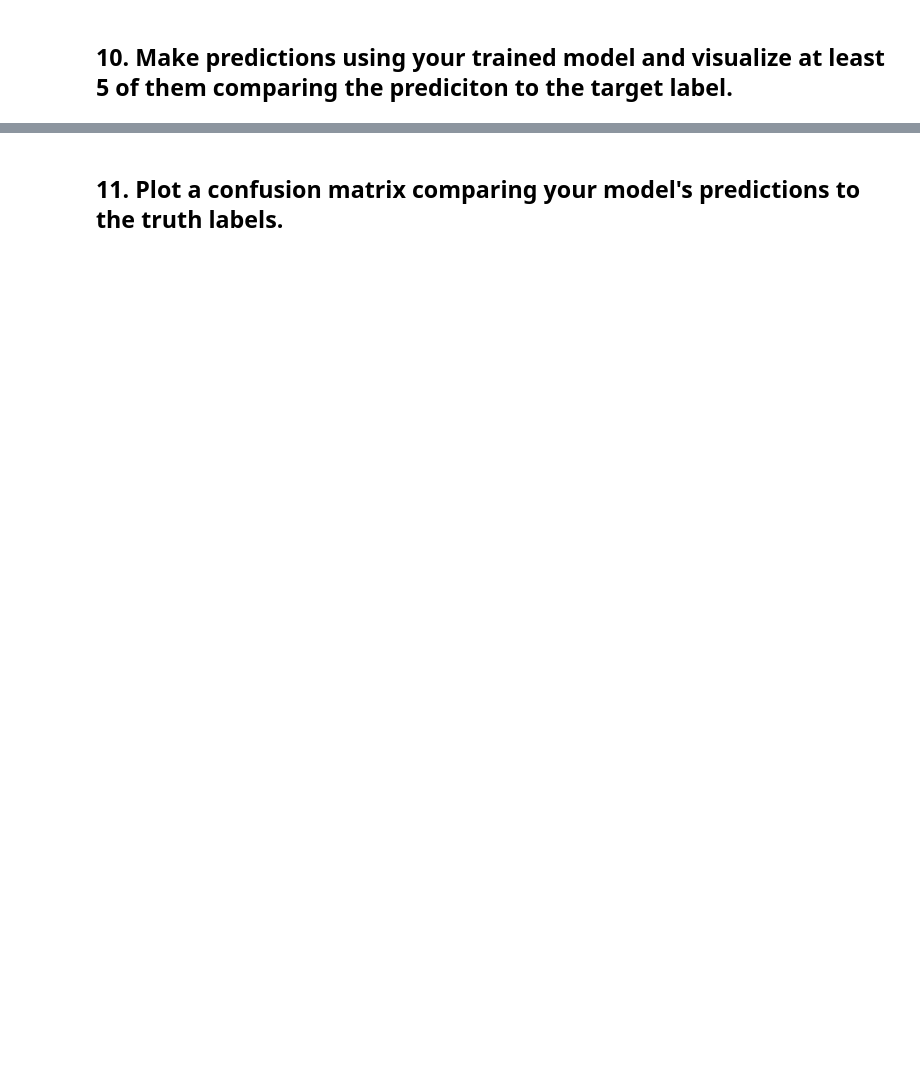
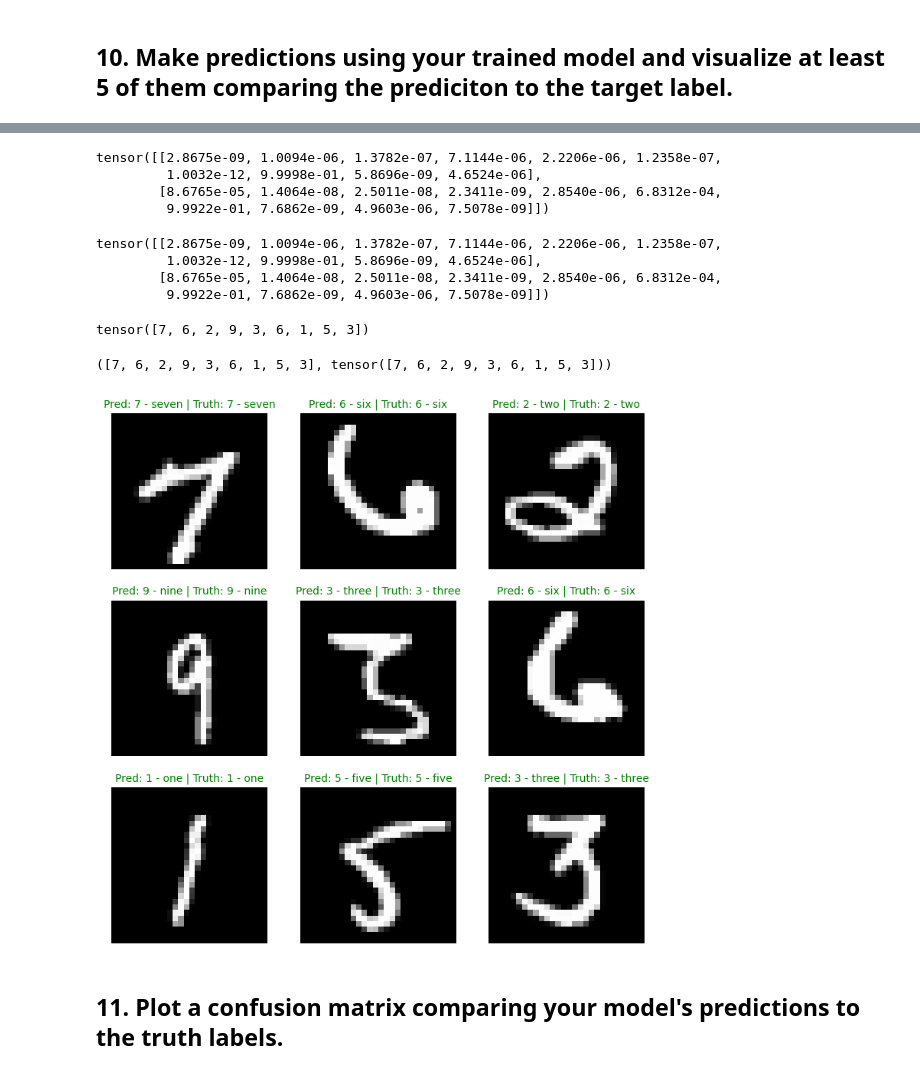
Before and after one commit to asan1313/demo-repo, a Jupyter notebook: extras/exercises/03_pytorch_computer_vision_exercises.ipynb, the cells around one changed output, grey strips where cells are left out. Cells and saved outputs as stored; diff of their text form; code cells hidden in the pictures; blank space fills up the shorter version.

```diff
--- a/extras/exercises/03_pytorch_computer_vision_exercises.ipynb
+++ b/extras/exercises/03_pytorch_computer_vision_exercises.ipynb
@@ -112,2 +166,4 @@ for i in range(6):
 # %% [markdown]
 ## 8. Recreate `model_2` used in notebook 03 (the same model from the [CNN Explainer website](https://poloclub.github.io/cnn-explainer/), also known as TinyVGG) capable of fitting on the MNIST dataset.
+# %%
+device='cuda' if torch.cuda.is_available() else 'cpu'
@@ -114,2 +342,8 @@ for i in range(6):
+# %%
+from helper_functions import accuracy_fn # Note: could also use torchmetrics.Accuracy(task = 'multiclass', num_classes=len(class_names)).to(device)
+
+# Setup loss function and optimizer
+loss_fn = nn.CrossEntropyLoss() # this is also called "criterion"/"cost function" in some places
+optimizer = torch.optim.SGD(params=model_2.parameters(), lr=0.1)
 # %% [markdown]
 ## 9. Train the model you built in exercise 8. for 5 epochs on CPU and GPU and see how long it takes on each.
@@ -118,2 +461,66 @@ for i in range(6):
+# %%
+# Make predictions on test samples with model 2
+pred_probs= make_predictions(model=model_2,
+                             data=test_samples)
+
+# View first two prediction probabilities list
+pred_probs[:2]
+# %% [output]
+tensor([[2.8675e-09, 1.0094e-06, 1.3782e-07, 7.1144e-06, 2.2206e-06, 1.2358e-07,
+         1.0032e-12, 9.9998e-01, 5.8696e-09, 4.6524e-06],
+        [8.6765e-05, 1.4064e-08, 2.5011e-08, 2.3411e-09, 2.8540e-06, 6.8312e-04,
+         9.9922e-01, 7.6862e-09, 4.9603e-06, 7.5078e-09]])
+# %%
+# Make predictions on test samples with model 2
+pred_probs= make_predictions(model=model_2,
+                             data=test_samples)
+
+# View first two prediction probabilities list
+pred_probs[:2]
+# %% [output]
+tensor([[2.8675e-09, 1.0094e-06, 1.3782e-07, 7.1144e-06, 2.2206e-06, 1.2358e-07,
+         1.0032e-12, 9.9998e-01, 5.8696e-09, 4.6524e-06],
+        [8.6765e-05, 1.4064e-08, 2.5011e-08, 2.3411e-09, 2.8540e-06, 6.8312e-04,
+         9.9922e-01, 7.6862e-09, 4.9603e-06, 7.5078e-09]])
+# %%
+# Turn the prediction probabilities into prediction labels by taking the argmax()
+pred_classes = pred_probs.argmax(dim=1)
+pred_classes
+# %% [output]
+tensor([7, 6, 2, 9, 3, 6, 1, 5, 3])
+# %%
+# Are our predictions in the same form as our test labels?
+test_labels, pred_classes
+# %% [output]
+([7, 6, 2, 9, 3, 6, 1, 5, 3], tensor([7, 6, 2, 9, 3, 6, 1, 5, 3]))
+# %%
+# Plot predictions
+plt.figure(figsize=(9, 9))
+nrows = 3
+ncols = 3
+for i, sample in enumerate(test_samples):
+  # Create a subplot
+  plt.subplot(nrows, ncols, i+1)
+
+  # Plot the target image
+  plt.imshow(sample.squeeze(), cmap="gray")
+
+  # Find the prediction label (in text form, e.g. "Sandal")
+  pred_label = class_names[pred_classes[i]]
+
+  # Get the truth label (in text form, e.g. "T-shirt")
+  truth_label = class_names[test_labels[i]]
+
+  # Create the title text of the plot
+  title_text = f"Pred: {pred_label} | Truth: {truth_label}"
+
+  # Check for equality and change title colour accordingly
+  if pred_label == truth_label:
+      plt.title(title_text, fontsize=10, c="g") # green text if correct
+  else:
+      plt.title(title_text, fontsize=10, c="r") # red text if wrong
+  plt.axis(False);
+# %% [output]
+[figure, added]
 # %% [markdown]
 ## 11. Plot a confusion matrix comparing your model's predictions to the truth labels.
```
Also changed, not shown: parts of 18 cells of this notebook.
